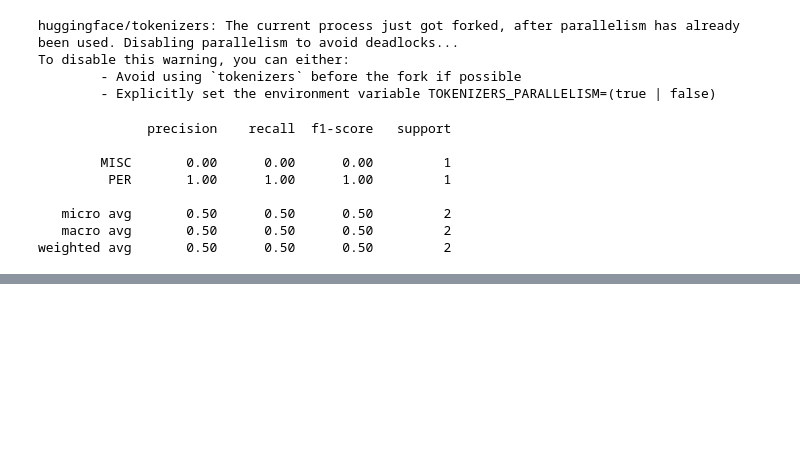
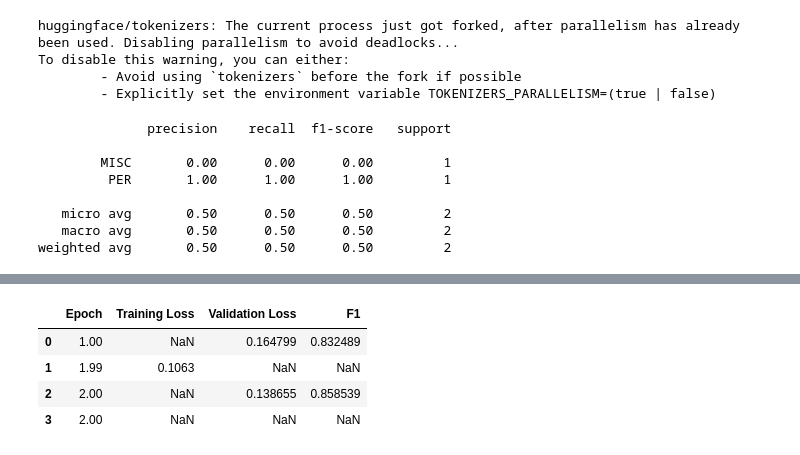
Before and after one commit to TirendazAcademy/Hugging-Face-Tutorials, a Jupyter notebook: Model-Training-for-NER.ipynb, the cells around one changed output, grey strips where cells are left out. Cells and saved outputs as stored; diff of their text form; code cells hidden in the pictures; blank space fills up the shorter version.

```diff
--- a/Model-Training-for-NER.ipynb
+++ b/Model-Training-for-NER.ipynb
@@ -280,0 +352,9 @@ def align_prediction(predictions, label_ids):
+# %%
+df = df.rename(columns={"epoch":"Epoch","loss": "Training Loss", "eval_loss": "Validation Loss", "eval_f1":"F1"})
+df
+# %% [output]
+|  | Epoch | Training Loss | Validation Loss | F1 |
+| 0 | 1.00 | NaN | 0.164799 | 0.832489 |
+| 1 | 1.99 | 0.1063 | NaN | NaN |
+| 2 | 2.00 | NaN | 0.138655 | 0.858539 |
+| 3 | 2.00 | NaN | NaN | NaN |
```
Also changed, not shown: parts of 15 cells of this notebook.
